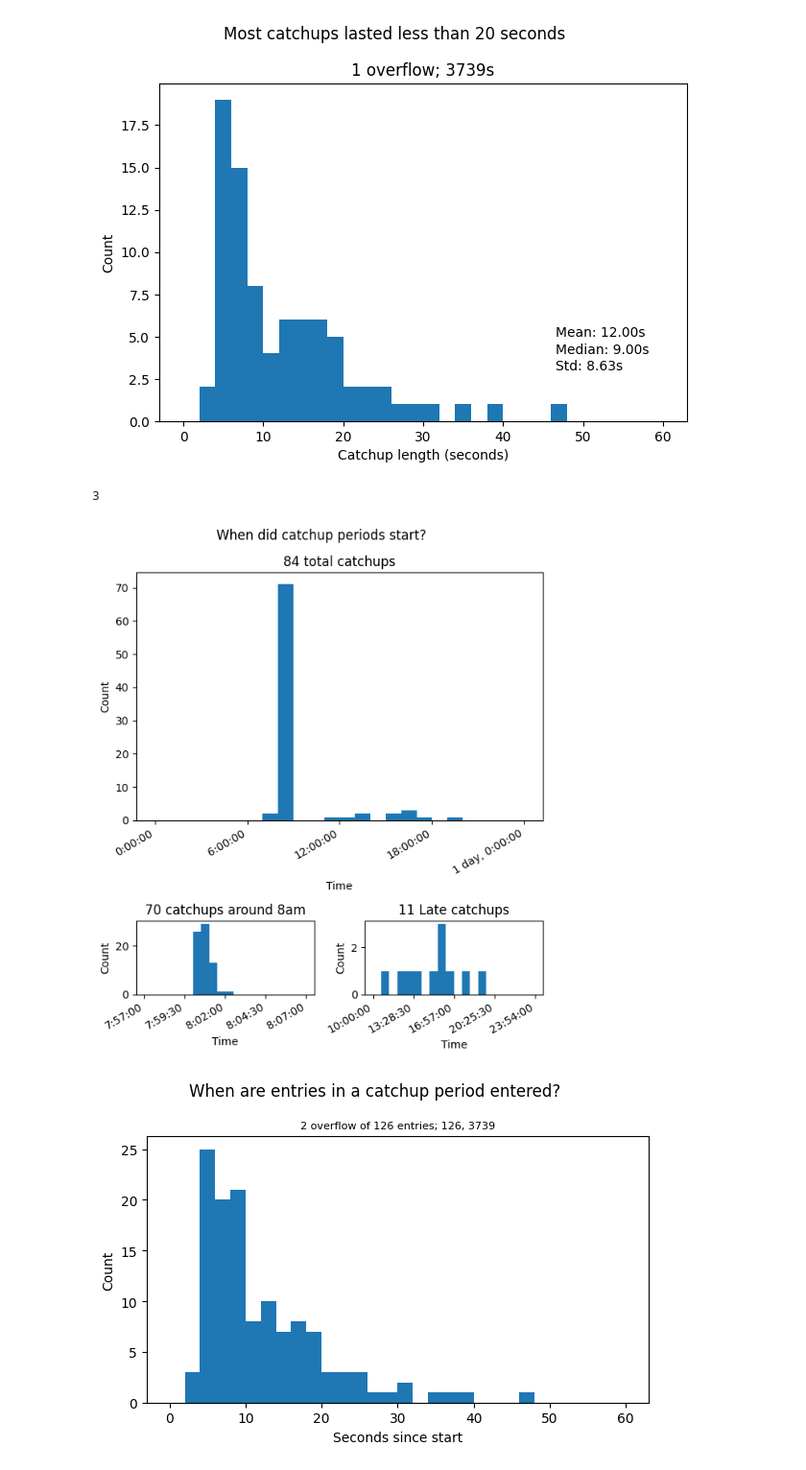
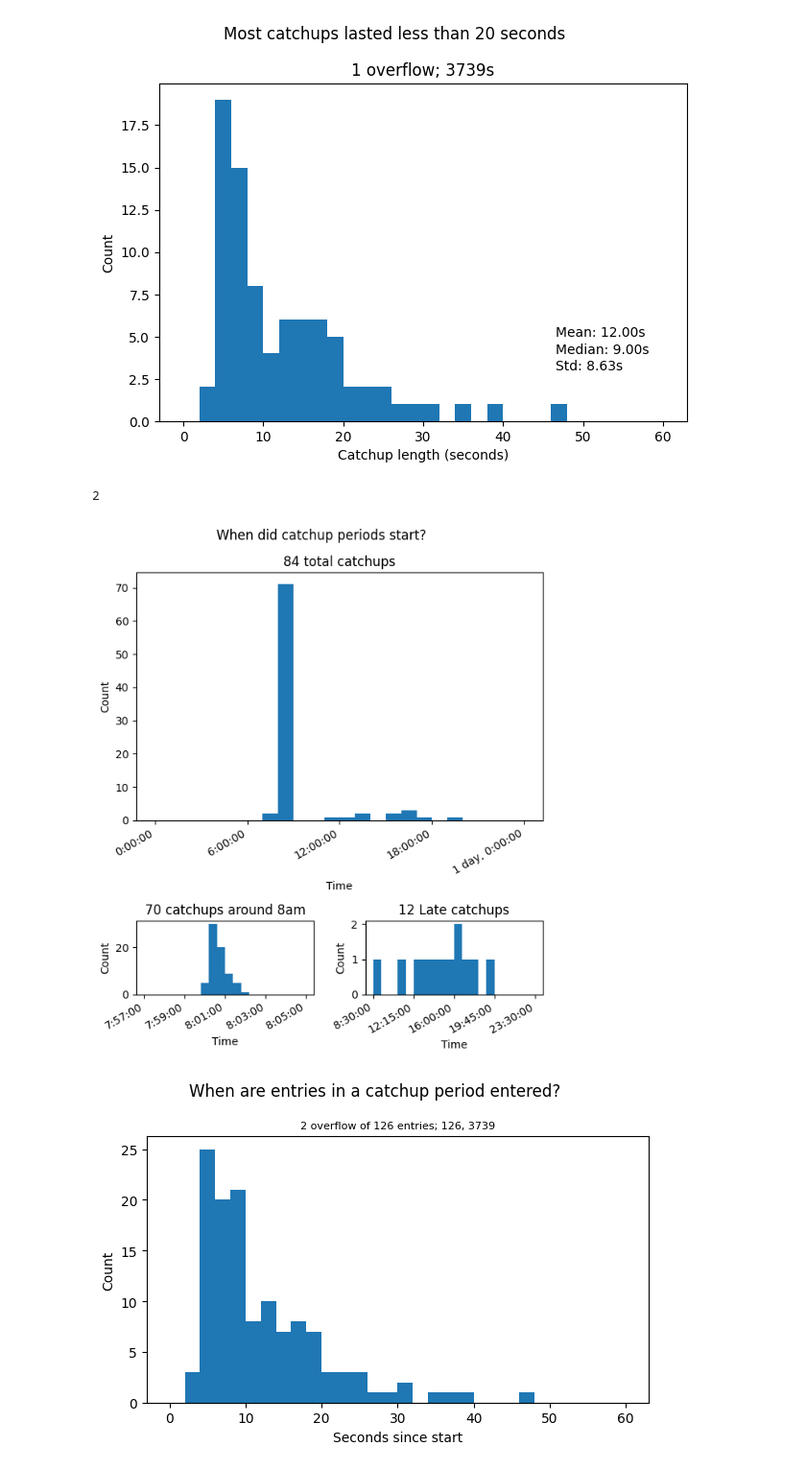
Before and after one commit to richard-lane/seaco_malaysia, a Jupyter notebook: catchups.ipynb, the cells around one changed output. Shown: that part at 96% size. Drawn from its saved outputs; the diff is of its cells as text; code cells hidden in the pictures.

```diff
--- a/catchups.ipynb
+++ b/catchups.ipynb
@@ -112,37 +112,37 @@ def hist(axis: plt.Axes, bins: np.ndarray, title_suffix: str):
     )
 
     return int(np.sum(counts))
 
 
 fig, axes = plt.subplot_mosaic("AAAA\nAAAA\nBBCC", figsize=(6, 7))
 
 # The whole period
 all_bins = np.linspace(0, 24 * 3600, 25)
 total = hist(axes["A"], all_bins, "total catchups")
 
 # Around 8am
-early_bins = 3600 * 8 + 60 * np.linspace(-3, 7, 21)
+early_bins = 3600 * 8 + 60 * np.linspace(-3, 5, 21)
 early = hist(axes["B"], early_bins, "catchups around 8am")
 
 # Later in the afternoon/evening
-late_bins = 3600 * 10 + 3600 * np.linspace(0, 13.9, 21)
+late_bins = 3600 * 8.5 + 3600 * np.linspace(0, 15, 21)
 late = hist(axes["C"], late_bins, "Late catchups")
 
 fig.suptitle("When did catchup periods start?")
 
 # There also may be some missing
 print(total - (early + late))
 
 for axis in axes.values():
     axis.set_xlabel("Time")
     axis.set_ylabel("Count")
 # fig.autofmt_xdate()
 fig.tight_layout()
 
 fig.savefig("img/catchup_times.png", dpi=300)
 # %% [output]
-3
+2
-[figure, old version]
+[figure, new version]
 # %%
 """
 For valid periods, how long do the entries after the start of the catchup period take?
```
Also changed, not shown: 1 other file.
